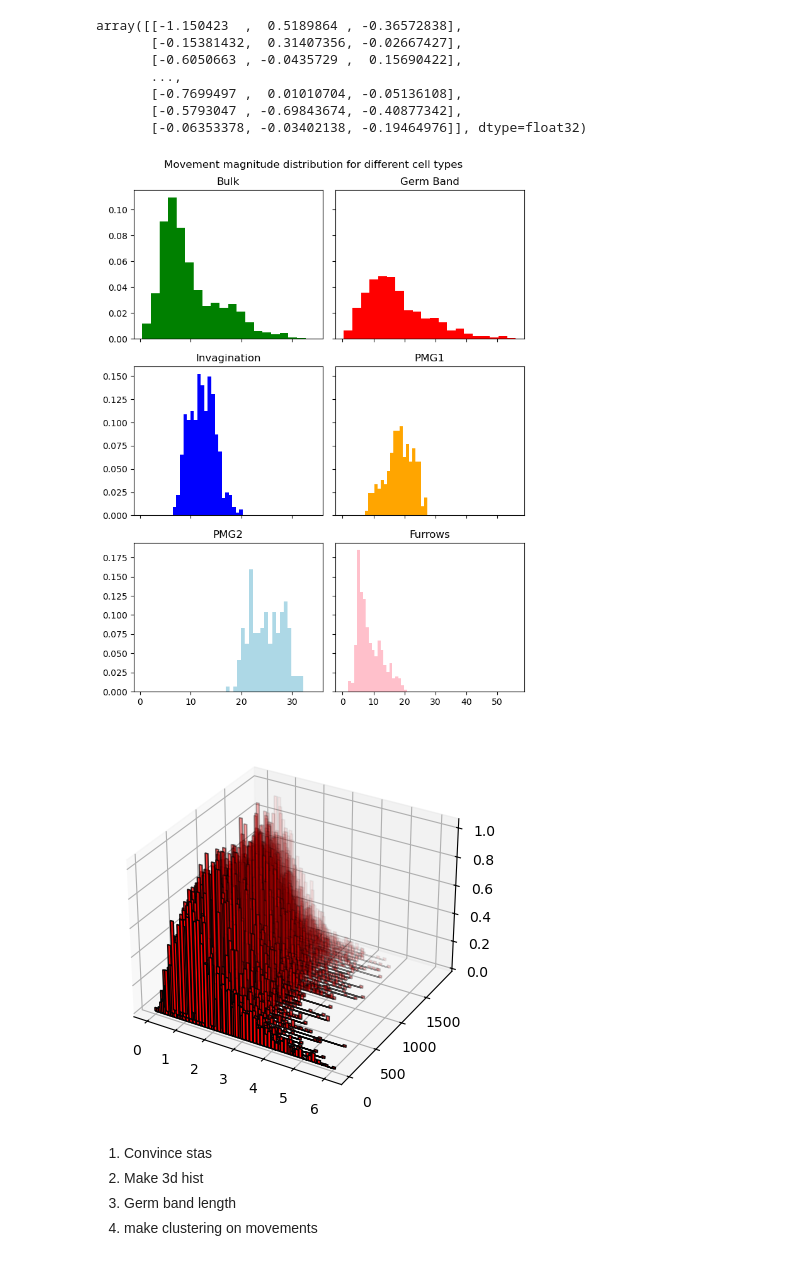
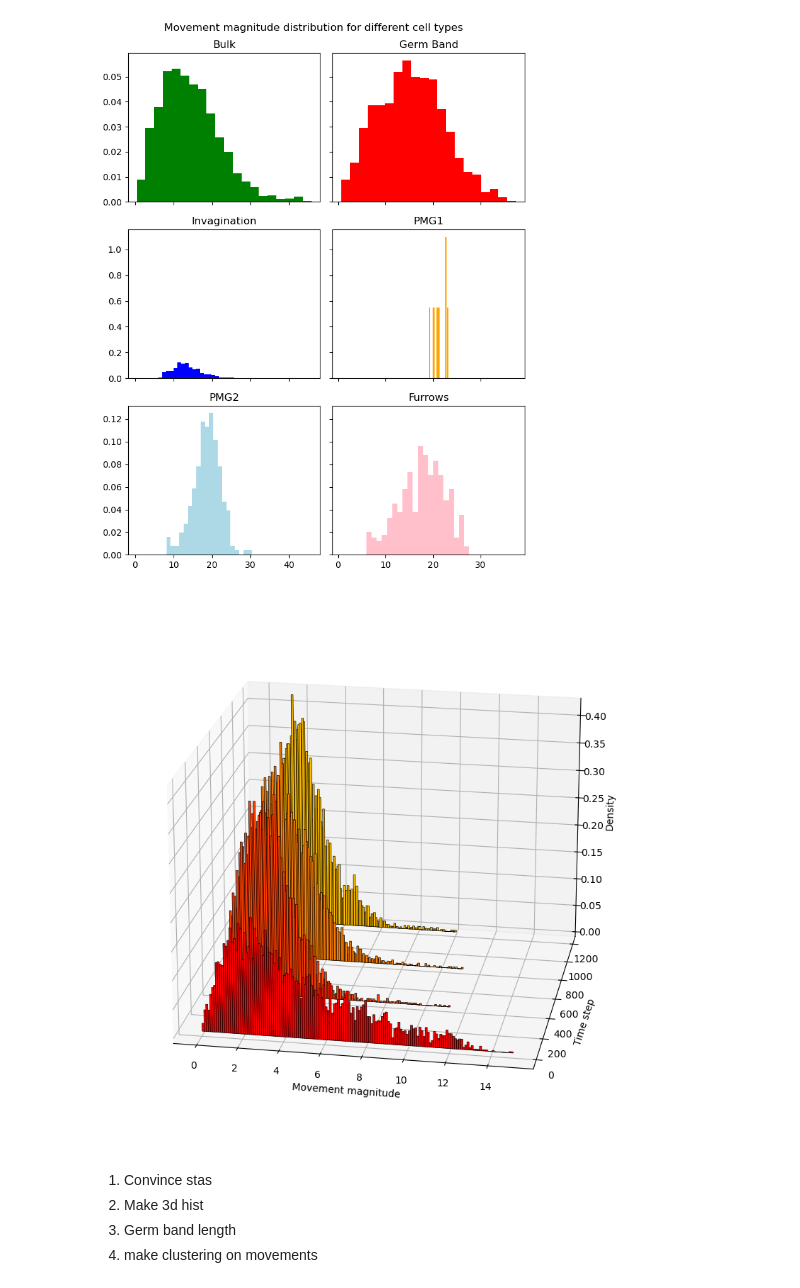
Before and after one commit to JakobSchauser/Thesis, a Jupyter notebook: CodePass2/statistics.ipynb, the cells around one changed output. Saved outputs shown, nothing was run; the diff lists cells and outputs as text; code cells hidden in the pictures.

```diff
--- a/CodePass2/statistics.ipynb
+++ b/CodePass2/statistics.ipynb
@@ -2,18 +2,8 @@
 import numpy as np
 import matplotlib.pyplot as plt
 import h5py
-# %%
-poss[-1] - poss[0]
-# %% [output]
-array([[-1.150423  ,  0.5189864 , -0.36572838],
-       [-0.15381432,  0.31407356, -0.02667427],
-       [-0.6050663 , -0.0435729 ,  0.15690422],
-       ...,
-       [-0.7699497 ,  0.01010704, -0.05136108],
-       [-0.5793047 , -0.69843674, -0.40877342],
-       [-0.06353378, -0.03402138, -0.19464976]], dtype=float32)
 # %%
-with h5py.File("runs/no_close_longterm.hdf5", "r") as f:
+with h5py.File("runs/gradual_l3_startx_9.hdf5", "r") as f:
     attrs = dict(f.attrs)
     poss = np.array(f["x"])
     cell_properties = np.array(f["properties"][0])
@@ -43,24 +33,35 @@ fig.tight_layout()
 
 plt.show()
 # %% [output]
-[figure, old version]
+[figure, new version]
 # %%
-fig = plt.figure()
+fig = plt.figure(figsize=(10, 10))
 ax = fig.add_subplot(111, projection='3d')
 
 
 cell_type = 1
 
-for t in range(1, len(poss)- 50, 50):
-    movement_magnitudes = np.linalg.norm(poss[t + 50] - poss[t], axis=1)
+every = 400
 
-    correct_type = movement_magnitudes[cell_properties == cell_type]
 
-    bins, edges = np.histogram(correct_type, bins=100, density=True)
 
-    ax.bar(edges[:-1], bins, zs=t, zdir='y', alpha=1-t/len(poss), color=colors[cell_type], width=0.1, edgecolor = "black")
+for t in range(1, len(poss)-every, every):
+    movement_magnitudes = np.linalg.norm(poss[t + 200] - poss[t], axis=1)
+
+    correct_type = movement_magnitudes#[cell_properties == cell_type]
+
+    bins, edges = np.histogram(correct_type, bins=150, density=True)
+
+    ax.bar(edges[:-1], bins, zs=t, zdir='y', alpha=1, color=(1,t/(len(poss)-every), 0), width=0.1, edgecolor = "black", linewidth=.5)
+
+ax.set_xlabel("Movement magnitude")
+ax.set_ylabel("Time step")
+ax.set_zlabel("Density")
+
+# change the view angle
+ax.view_init(elev=20, azim=-80)
 # %% [output]
-[figure, old version]
+[figure, new version]
 # %% [markdown]
 1) Convince stas
 2) Make 3d hist
```
Also changed, not shown: 8 other files.
